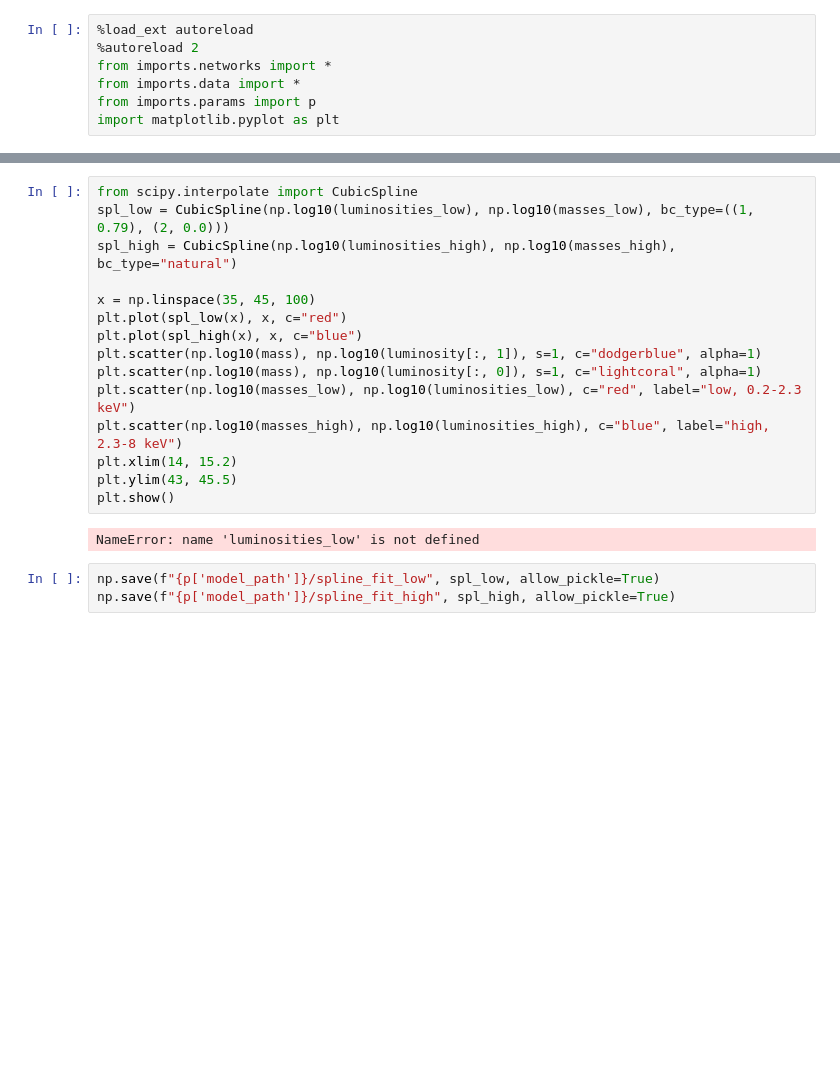
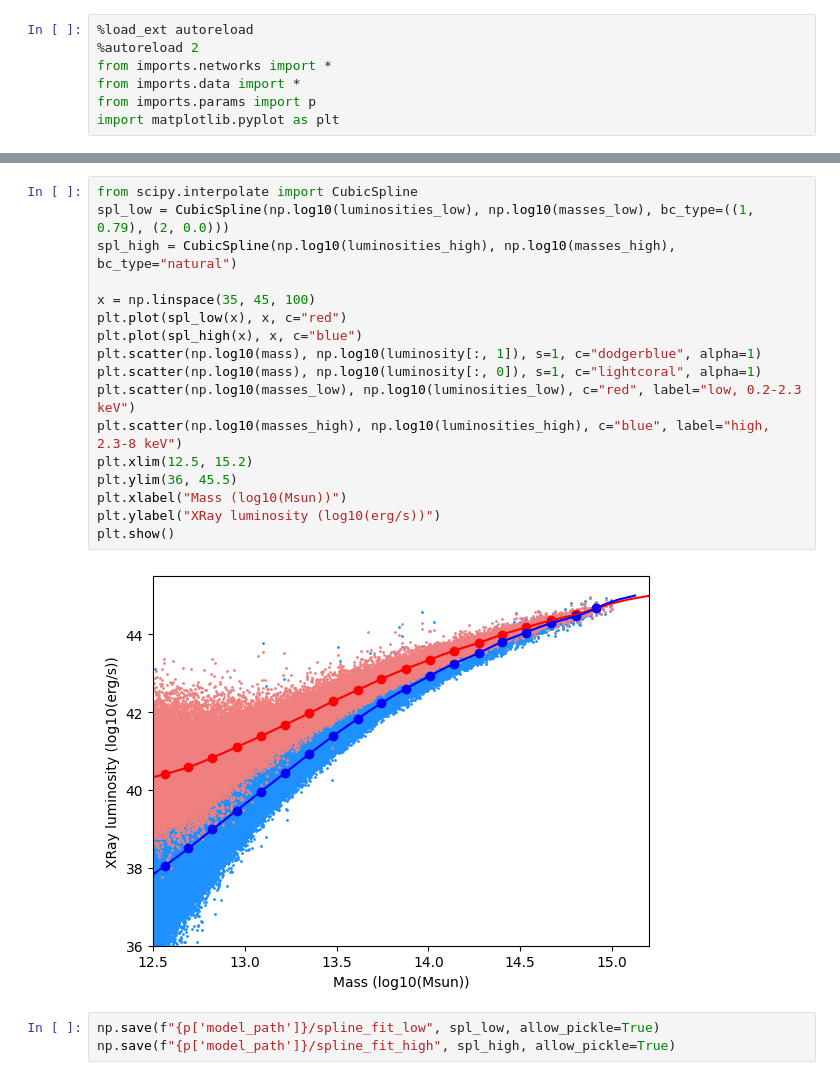
Before and after one commit to woutervantol/scriptie2, a Jupyter notebook: make_scaling_relation.ipynb, the cells around one changed output, grey strips where cells are left out. Saved outputs shown, nothing was run; the diff lists cells and outputs as text; blank space fills up the shorter version.

```diff
--- a/make_scaling_relation.ipynb
+++ b/make_scaling_relation.ipynb
@@ -121,20 +65,22 @@ TypeError: string indices must be integers, not 'str'
 # %%
 from scipy.interpolate import CubicSpline
 spl_low = CubicSpline(np.log10(luminosities_low), np.log10(masses_low), bc_type=((1, 0.79), (2, 0.0)))
 spl_high = CubicSpline(np.log10(luminosities_high), np.log10(masses_high), bc_type="natural")
 
 x = np.linspace(35, 45, 100)
 plt.plot(spl_low(x), x, c="red")
 plt.plot(spl_high(x), x, c="blue")
 plt.scatter(np.log10(mass), np.log10(luminosity[:, 1]), s=1, c="dodgerblue", alpha=1)
 plt.scatter(np.log10(mass), np.log10(luminosity[:, 0]), s=1, c="lightcoral", alpha=1)
 plt.scatter(np.log10(masses_low), np.log10(luminosities_low), c="red", label="low, 0.2-2.3 keV")
 plt.scatter(np.log10(masses_high), np.log10(luminosities_high), c="blue", label="high, 2.3-8 keV")
-plt.xlim(14, 15.2)
-plt.ylim(43, 45.5)
+plt.xlim(12.5, 15.2)
+plt.ylim(36, 45.5)
+plt.xlabel("Mass (log10(Msun))")
+plt.ylabel("XRay luminosity (log10(erg/s))")
 plt.show()
 # %% [output]
-NameError: name 'luminosities_low' is not defined
+[figure, added]
 # %%
 np.save(f"{p['model_path']}/spline_fit_low", spl_low, allow_pickle=True)
 np.save(f"{p['model_path']}/spline_fit_high", spl_high, allow_pickle=True)
```
Also changed, not shown: parts of 3 cells of this notebook, 7 other files.
